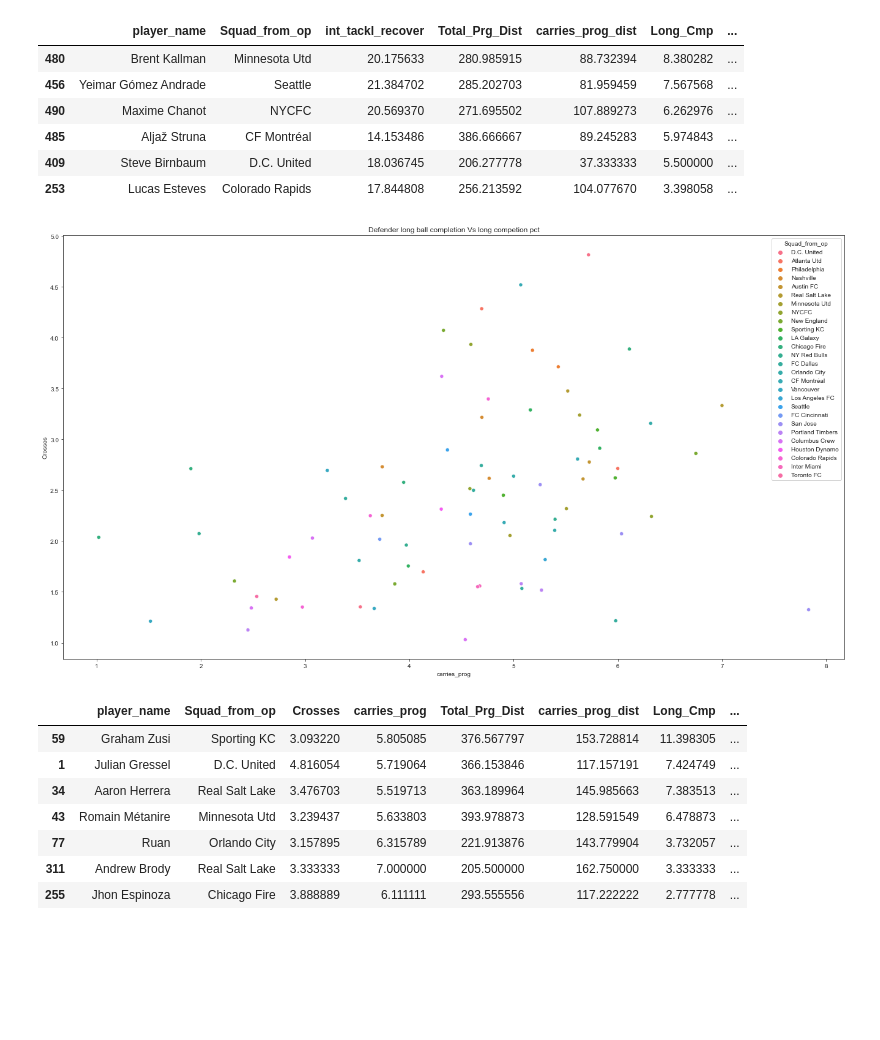
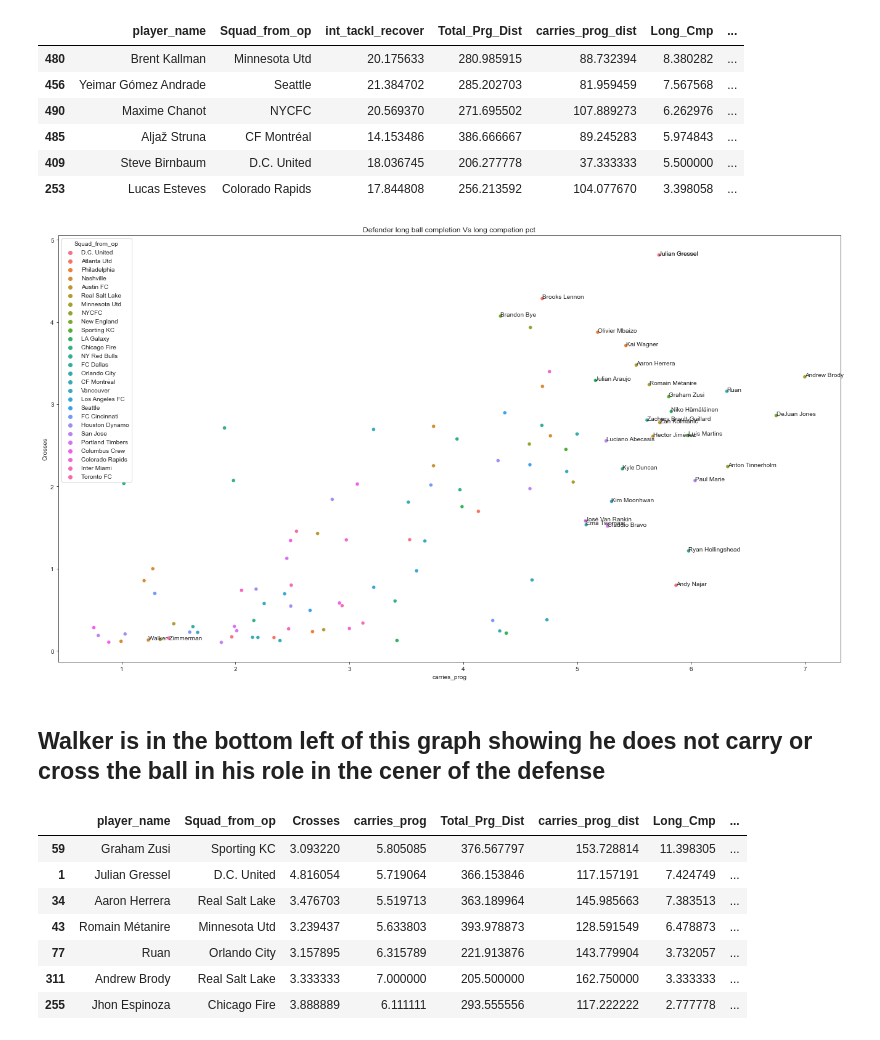
Before and after one commit to misterrustia/MLS_clustering_Captsone, a Jupyter notebook: 2_Exploratory_Data_analysis/Defensive_attribute_viz.ipynb, the cells around one changed output. Saved outputs shown, nothing was run; the diff lists cells and outputs as text; code cells hidden in the pictures; blank space fills up the shorter version.

```diff
--- a/2_Exploratory_Data_analysis/Defensive_attribute_viz.ipynb
+++ b/2_Exploratory_Data_analysis/Defensive_attribute_viz.ipynb
@@ -98,25 +104,42 @@ graph.loc[graph['Aerial_win_pct']>77][['player_name','Squad_from_op','int_tackl_
 # %%
 
 
 
-graph = df.loc[(df['Crosses']>1)&(df['int_tackl_recover']<35)&(df['Position']=='DF')&(df['Aerial_win_pct']<100)&
-               (df['Aerial_win_pct']>0)&(df['Nineties']>5)]
+graph = df.loc[(df['Crosses']>.1)&(df['Position']=='DF')&(df['Aerial_win_pct']<100)&
+               (df['Aerial_win_pct']>0)&(df['Nineties']>10)]
 
 sns.set_style('ticks')
 
 fig, ax = plt.subplots()
 fig.set_size_inches(18.5, 10.5)
 
 # plt.gca().invert_xaxis()
 # plt.xticks(rotation = 90)
 
 
 g = sns.scatterplot(data=graph, x='carries_prog',y ='Crosses',hue='Squad_from_op',
                 ax=ax).set(title='Defender long ball completion Vs long competion pct')
 
+x = graph['carries_prog']
+y = graph['Crosses']
+p = graph['player_name']
+
+for p, x, y in zip(p, x, y):
+    if p == 'Walker Zimmerman':
+        plt.annotate(p, (x, y))
+    if y > 4:
+         plt.annotate(p, (x, y))
+    if x > 5:
+        plt.annotate(p,(x,y))
+
+
+
+
 plt.tight_layout()
 # %% [output]
-[figure, old version]
+[figure, new version]
+# %% [markdown]
+## Walker is in the bottom left of this graph showing he does not carry or cross the ball in his role in the cener of the defense
 # %%
 graph.loc[(graph['Crosses']>3)&(graph['carries_prog']>5.5)][['player_name','Squad_from_op','Crosses','carries_prog','Total_Prg_Dist','carries_prog_dist',
                                  'Long_Cmp','Long_Cmp_pct',
```
Also changed, not shown: parts of 12 cells of this notebook, 3 other files.
